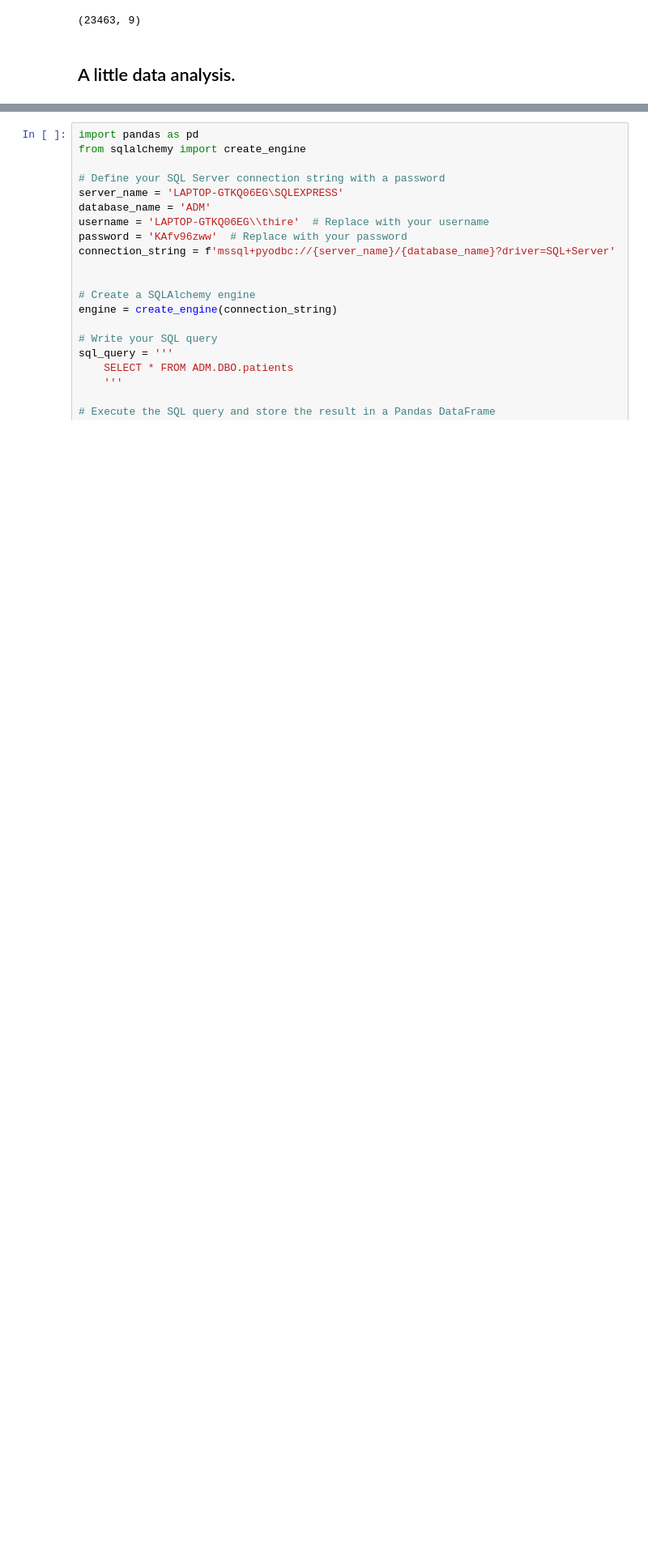
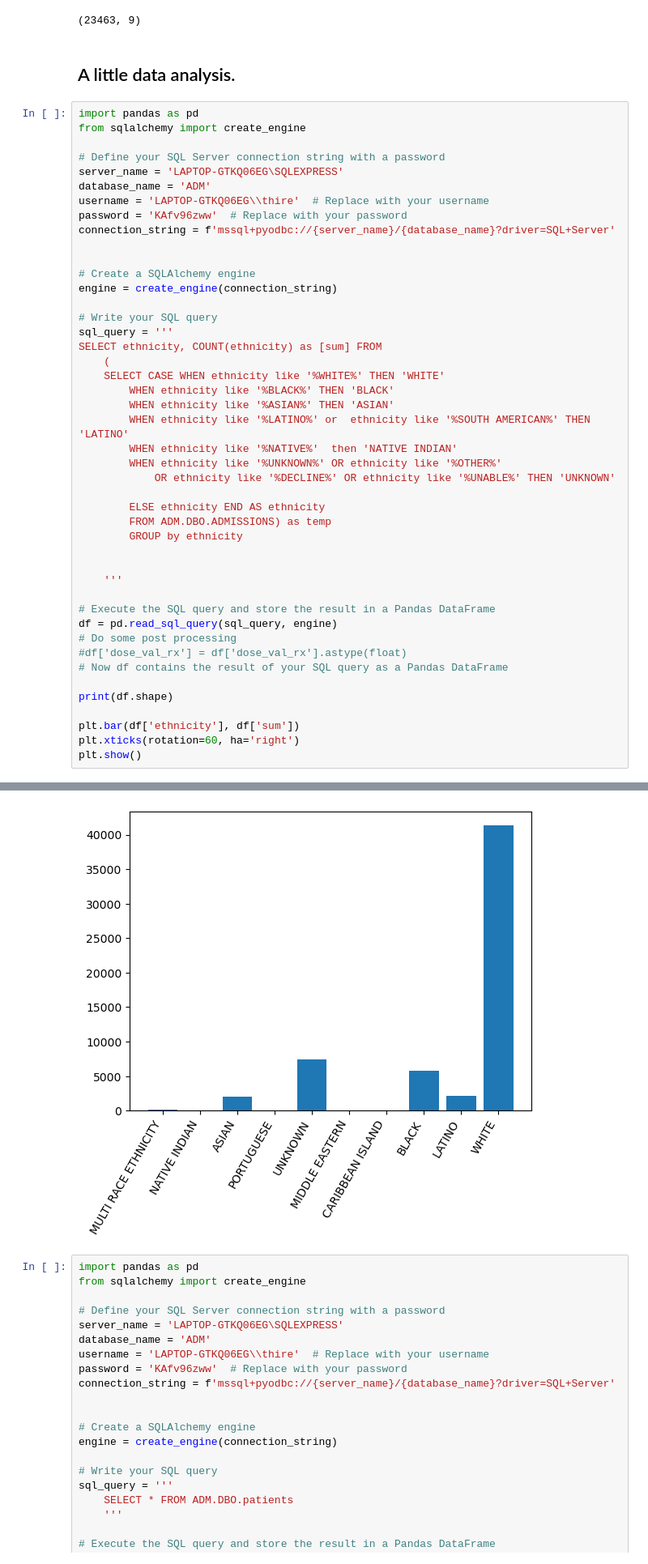
Before and after one commit to Thire399/CAS_764_Project, a Jupyter notebook: ETL_SQL_Server.ipynb, the cells around one changed output, grey strips where cells are left out. Shown at 81% size. Cells and saved outputs as stored; diff of their text form; blank space fills up the shorter version.

```diff
--- a/ETL_SQL_Server.ipynb
+++ b/ETL_SQL_Server.ipynb
@@ -486,3 +484,49 @@ print(df.shape)
 (23463, 9)
 # %% [markdown]
 ## A little data analysis.
+# %%
+import pandas as pd
+from sqlalchemy import create_engine
+
+# Define your SQL Server connection string with a password
+server_name = 'LAPTOP-GTKQ06EG\SQLEXPRESS'
+database_name = 'ADM'
+username = 'LAPTOP-GTKQ06EG\\thire'  # Replace with your username
+password = 'KAfv96zww'  # Replace with your password
+connection_string = f'mssql+pyodbc://{server_name}/{database_name}?driver=SQL+Server'
+
+
+# Create a SQLAlchemy engine
+engine = create_engine(connection_string)
+
+# Write your SQL query
+sql_query = '''
+SELECT ethnicity, COUNT(ethnicity) as [sum] FROM
+	(
+	SELECT CASE WHEN ethnicity like '%WHITE%' THEN 'WHITE'
+		WHEN ethnicity like '%BLACK%' THEN 'BLACK'
+        WHEN ethnicity like '%ASIAN%' THEN 'ASIAN'
+        WHEN ethnicity like '%LATINO%' or  ethnicity like '%SOUTH AMERICAN%' THEN 'LATINO'
+        WHEN ethnicity like '%NATIVE%'  then 'NATIVE INDIAN'
+        WHEN ethnicity like '%UNKNOWN%' OR ethnicity like '%OTHER%'
+            OR ethnicity like '%DECLINE%' OR ethnicity like '%UNABLE%' THEN 'UNKNOWN'
+
+        ELSE ethnicity END AS ethnicity
+		FROM ADM.DBO.ADMISSIONS) as temp
+		GROUP by ethnicity
+
+
+    '''
+
+# Execute the SQL query and store the result in a Pandas DataFrame
+df = pd.read_sql_query(sql_query, engine)
+# Do some post processing
+#df['dose_val_rx'] = df['dose_val_rx'].astype(float)
+# Now df contains the result of your SQL query as a Pandas DataFrame
+
+print(df.shape)
+
+plt.bar(df['ethnicity'], df['sum'])
+plt.xticks(rotation=60, ha='right')
+plt.show()
+# %% [output]
@@ -489,3 +534,4 @@ print(df.shape)
+[figure, added]
 # %%
 import pandas as pd
 from sqlalchemy import create_engine
```
Also changed, not shown: parts of 20 cells of this notebook.
